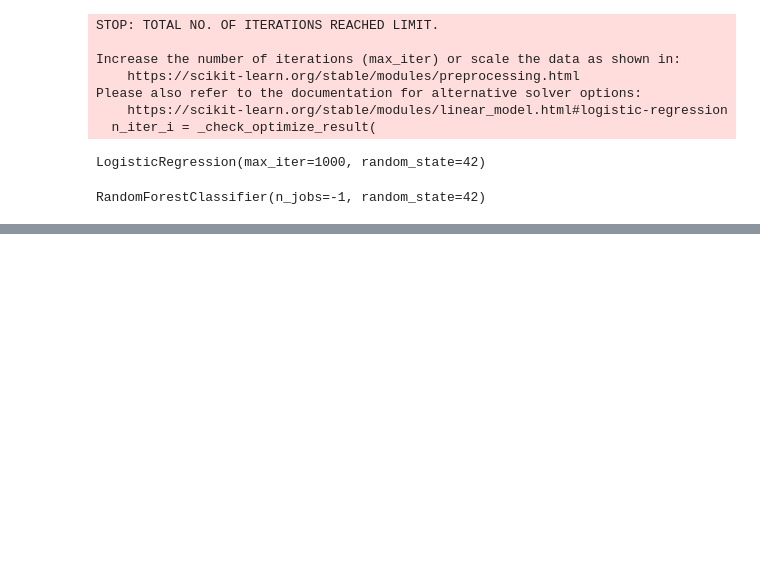
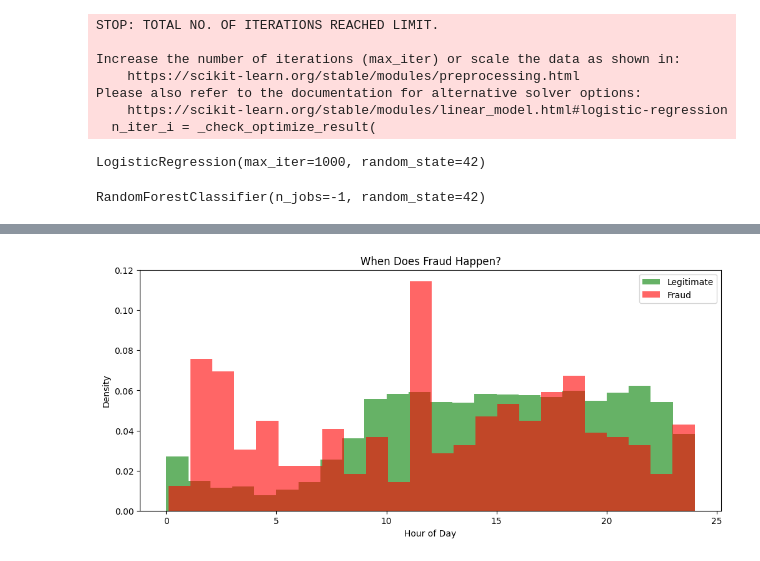
Before and after one commit to Namitha-04/Credit-Card-Fraud-detection, a Jupyter notebook: Creditcardfrauddet.ipynb, the cells around one changed output, grey strips where cells are left out. Drawn from its saved outputs; the diff is of its cells as text; code cells hidden in the pictures; blank space fills up the shorter version.

```diff
--- a/Creditcardfrauddet.ipynb
+++ b/Creditcardfrauddet.ipynb
@@ -301,0 +339,19 @@ weighted avg       1.00      1.00      1.00     56962
+# %%
+# Convert Time from seconds to hours
+df_original['Hour'] = (df_original['Time'] / 3600) % 24
+
+fraud = df_original[df_original['Class'] == 1]
+legit = df_original[df_original['Class'] == 0]
+
+plt.figure(figsize=(12, 5))
+plt.hist(legit['Hour'], bins=24, alpha=0.6,
+         color='green', label='Legitimate', density=True)
+plt.hist(fraud['Hour'], bins=24, alpha=0.6,
+         color='red', label='Fraud', density=True)
+plt.xlabel('Hour of Day')
+plt.ylabel('Density')
+plt.title('When Does Fraud Happen?')
+plt.legend()
+plt.show()
+# %% [output]
+[figure, added]
```
Also changed, not shown: parts of 10 cells of this notebook.
